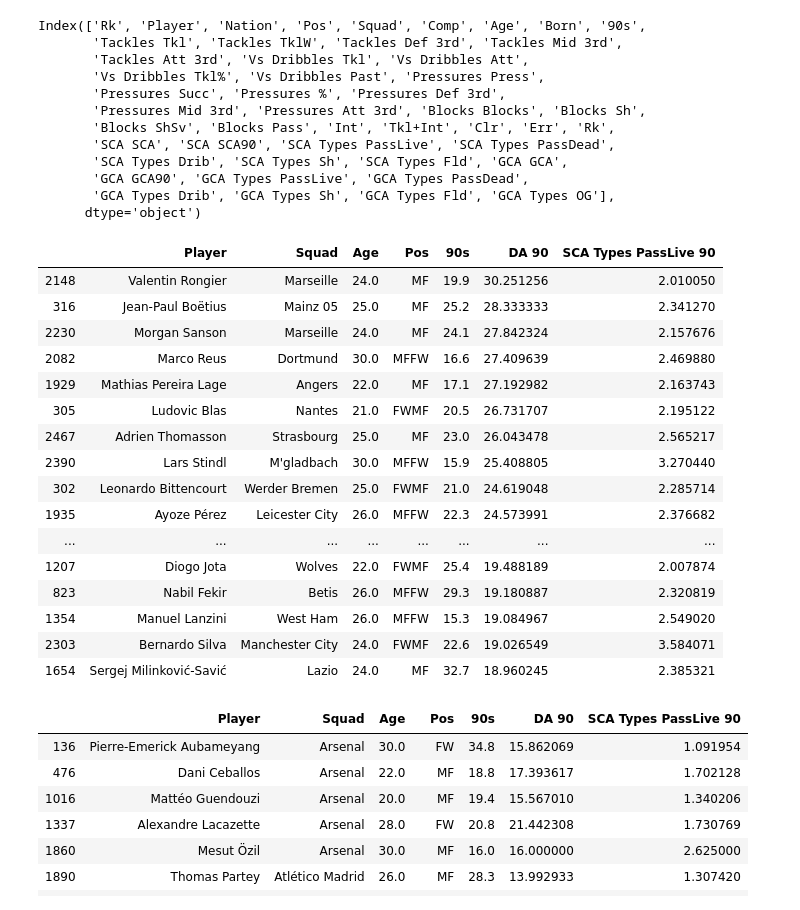
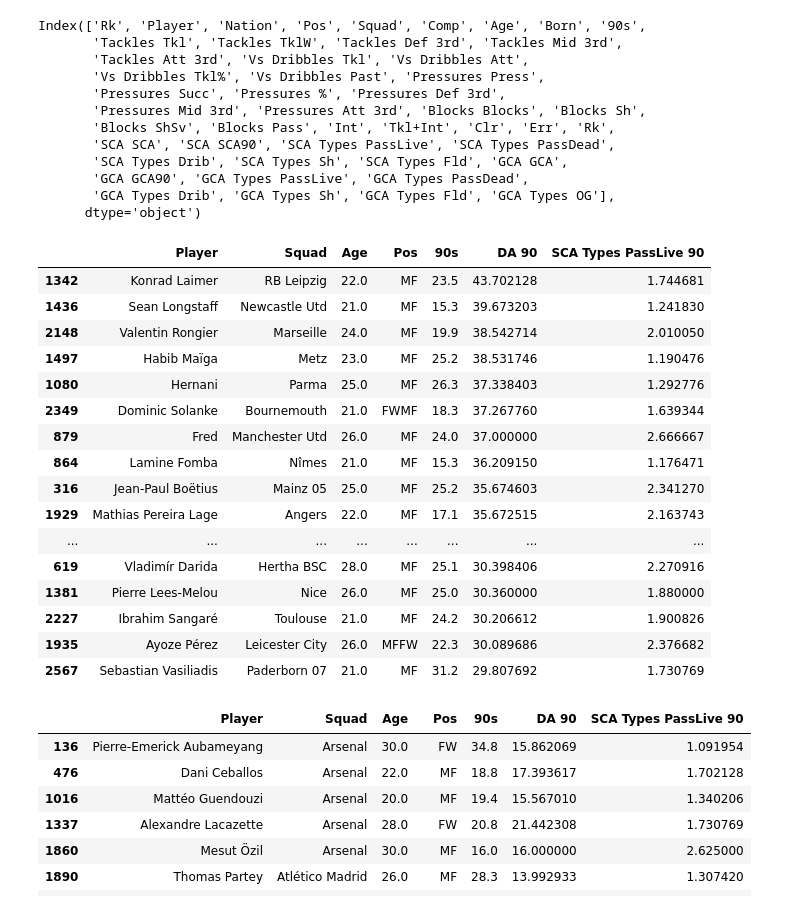
Before and after one commit to hellpoethero/FootballPython, a Jupyter notebook: Midfielder1920.ipynb, the cells around one changed output. Saved outputs shown, nothing was run; the diff lists cells and outputs as text; code cells hidden in the pictures.

```diff
--- a/Midfielder1920.ipynb
+++ b/Midfielder1920.ipynb
@@ -41,7 +41,8 @@ Index(['Rk', 'Player', 'Nation', 'Pos', 'Squad', 'Comp', 'Age', 'Born', '90s',
       dtype='object')
 # %%
 df_mffw = df_all[(df_all["90s"]>=15)
-       & (df_all["Pos"].str.contains("MF") | df_all["Pos"].str.contains("FW"))].copy()
+       & (df_all["Pos"].str.contains("MF") |
+          df_all["Pos"].str.contains("FW"))].copy()
 # %%
 df_mffw["Pressures Att 3rd 90"] = df_mffw["Pressures Att 3rd"] / df_mffw["90s"]
 df_mffw["Pressures Mid 3rd 90"] = df_mffw["Pressures Mid 3rd"] / df_mffw["90s"]
@@ -52,36 +53,39 @@ df_mffw["Tackles Mid Att 90"] = \
     (df_mffw["Tackles Att 3rd"] + df_mffw["Tackles Mid 3rd"])/ df_mffw["90s"]
 df_mffw["Blocks Pass 90"] = df_mffw["Blocks Pass"] / df_mffw["90s"]
 df_mffw["Int 90"] = df_mffw["Int"] / df_mffw["90s"]
-df_mffw["DA 90"] = df_mffw["Pressures Mid Att 90"] +\
-                   df_mffw["Tackles Mid Att 90"] +\
-                   df_mffw["Int 90"] + df_mffw["Blocks Pass 90"]
+df_mffw["DA 90"] = (df_mffw["Pressures Press"]
+                    + df_mffw["Blocks Blocks"] + df_mffw["Tkl+Int"])\
+                   / df_mffw["90s"]
+df_mffw["DA Mid Att 90"] = (df_mffw["Pressures Mid Att 90"]
+                    + df_mffw["Blocks Pass 90"] + df_mffw["Tackles Mid Att 90"])
 # %%
 cols = ["Player","Squad","Age","Pos","90s",
         "DA 90","SCA Types PassLive 90"]
-plot_df = df_mffw[((df_mffw["Pos"].str.contains("MF")) ) & (
-    df_mffw["SCA Types PassLive 90"]>=2
+plot_df = df_mffw[((df_mffw["Pos"].str.contains("MF")) |
+                   (df_mffw["Squad"].str.contains("Arsenal"))) & (
+    df_mffw["SCA Types PassLive 90"]>=1
     )]
 plot_df[cols].sort_values(
     by=["DA 90","SCA Types PassLive 90"],
     ascending=False).head(50)
 # %% [output]
 |  | Player | Squad | Age | Pos | 90s | DA 90 | SCA Types PassLive 90 |
-| 2148 | Valentin Rongier | Marseille | 24.0 | MF | 19.9 | 30.251256 | 2.010050 |
-| 316 | Jean-Paul Boëtius | Mainz 05 | 25.0 | MF | 25.2 | 28.333333 | 2.341270 |
-| 2230 | Morgan Sanson | Marseille | 24.0 | MF | 24.1 | 27.842324 | 2.157676 |
-| 2082 | Marco Reus | Dortmund | 30.0 | MFFW | 16.6 | 27.409639 | 2.469880 |
-| 1929 | Mathias Pereira Lage | Angers | 22.0 | MF | 17.1 | 27.192982 | 2.163743 |
-| 305 | Ludovic Blas | Nantes | 21.0 | FWMF | 20.5 | 26.731707 | 2.195122 |
-| 2467 | Adrien Thomasson | Strasbourg | 25.0 | MF | 23.0 | 26.043478 | 2.565217 |
-| 2390 | Lars Stindl | M'gladbach | 30.0 | MFFW | 15.9 | 25.408805 | 3.270440 |
-| 302 | Leonardo Bittencourt | Werder Bremen | 25.0 | FWMF | 21.0 | 24.619048 | 2.285714 |
-| 1935 | Ayoze Pérez | Leicester City | 26.0 | MFFW | 22.3 | 24.573991 | 2.376682 |
+| 1342 | Konrad Laimer | RB Leipzig | 22.0 | MF | 23.5 | 43.702128 | 1.744681 |
+| 1436 | Sean Longstaff | Newcastle Utd | 21.0 | MF | 15.3 | 39.673203 | 1.241830 |
+| 2148 | Valentin Rongier | Marseille | 24.0 | MF | 19.9 | 38.542714 | 2.010050 |
+| 1497 | Habib Maïga | Metz | 23.0 | MF | 25.2 | 38.531746 | 1.190476 |
+| 1080 | Hernani | Parma | 25.0 | MF | 26.3 | 37.338403 | 1.292776 |
+| 2349 | Dominic Solanke | Bournemouth | 21.0 | FWMF | 18.3 | 37.267760 | 1.639344 |
+| 879 | Fred | Manchester Utd | 26.0 | MF | 24.0 | 37.000000 | 2.666667 |
+| 864 | Lamine Fomba | Nîmes | 21.0 | MF | 15.3 | 36.209150 | 1.176471 |
+| 316 | Jean-Paul Boëtius | Mainz 05 | 25.0 | MF | 25.2 | 35.674603 | 2.341270 |
+| 1929 | Mathias Pereira Lage | Angers | 22.0 | MF | 17.1 | 35.672515 | 2.163743 |
 | ... | ... | ... | ... | ... | ... | ... | ... |
-| 1207 | Diogo Jota | Wolves | 22.0 | FWMF | 25.4 | 19.488189 | 2.007874 |
-| 823 | Nabil Fekir | Betis | 26.0 | MFFW | 29.3 | 19.180887 | 2.320819 |
-| 1354 | Manuel Lanzini | West Ham | 26.0 | MFFW | 15.3 | 19.084967 | 2.549020 |
-| 2303 | Bernardo Silva | Manchester City | 24.0 | FWMF | 22.6 | 19.026549 | 3.584071 |
-| 1654 | Sergej Milinković-Savić | Lazio | 24.0 | MF | 32.7 | 18.960245 | 2.385321 |
+| 619 | Vladimír Darida | Hertha BSC | 28.0 | MF | 25.1 | 30.398406 | 2.270916 |
+| 1381 | Pierre Lees-Melou | Nice | 26.0 | MF | 25.0 | 30.360000 | 1.880000 |
+| 2227 | Ibrahim Sangaré | Toulouse | 21.0 | MF | 24.2 | 30.206612 | 1.900826 |
+| 1935 | Ayoze Pérez | Leicester City | 26.0 | MFFW | 22.3 | 30.089686 | 2.376682 |
+| 2567 | Sebastian Vasiliadis | Paderborn 07 | 21.0 | MF | 31.2 | 29.807692 | 1.730769 |
 # %%
 df_mffw[(df_mffw["Player"]
     .str.contains("Partey")) | (
```
Also changed, not shown: parts of 3 cells of this notebook, 1 other file.
